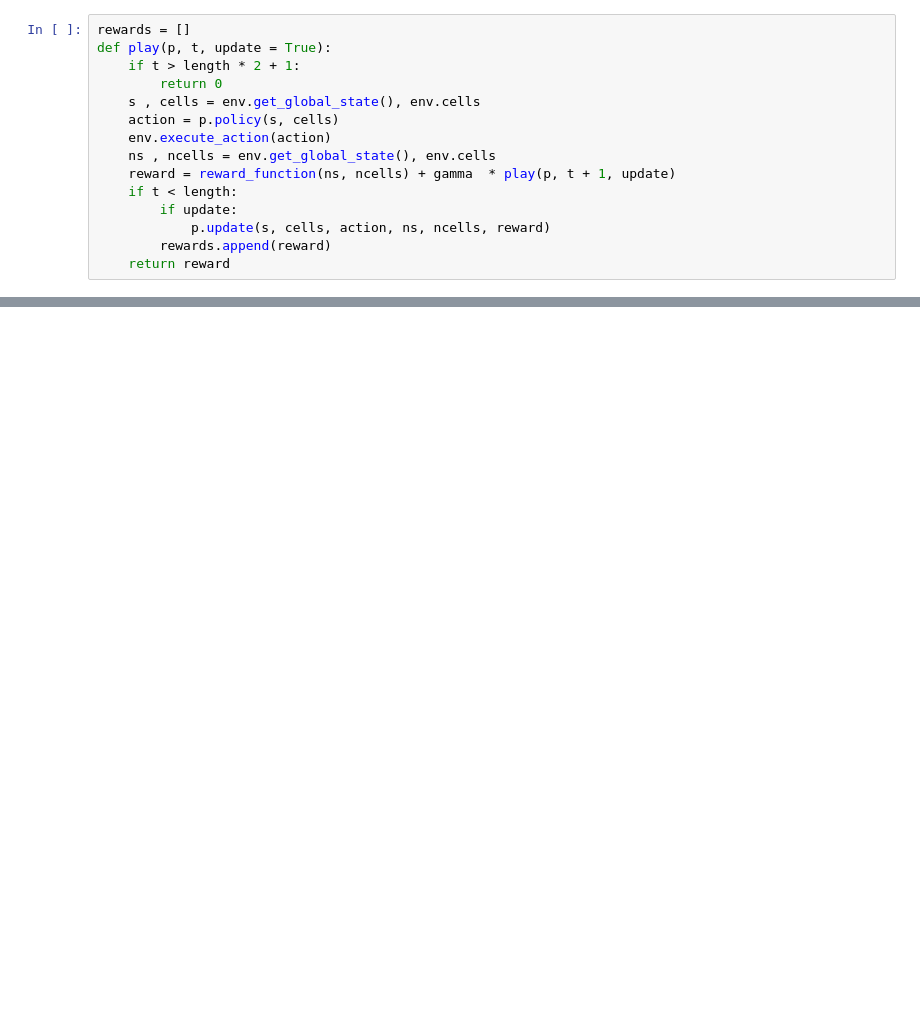
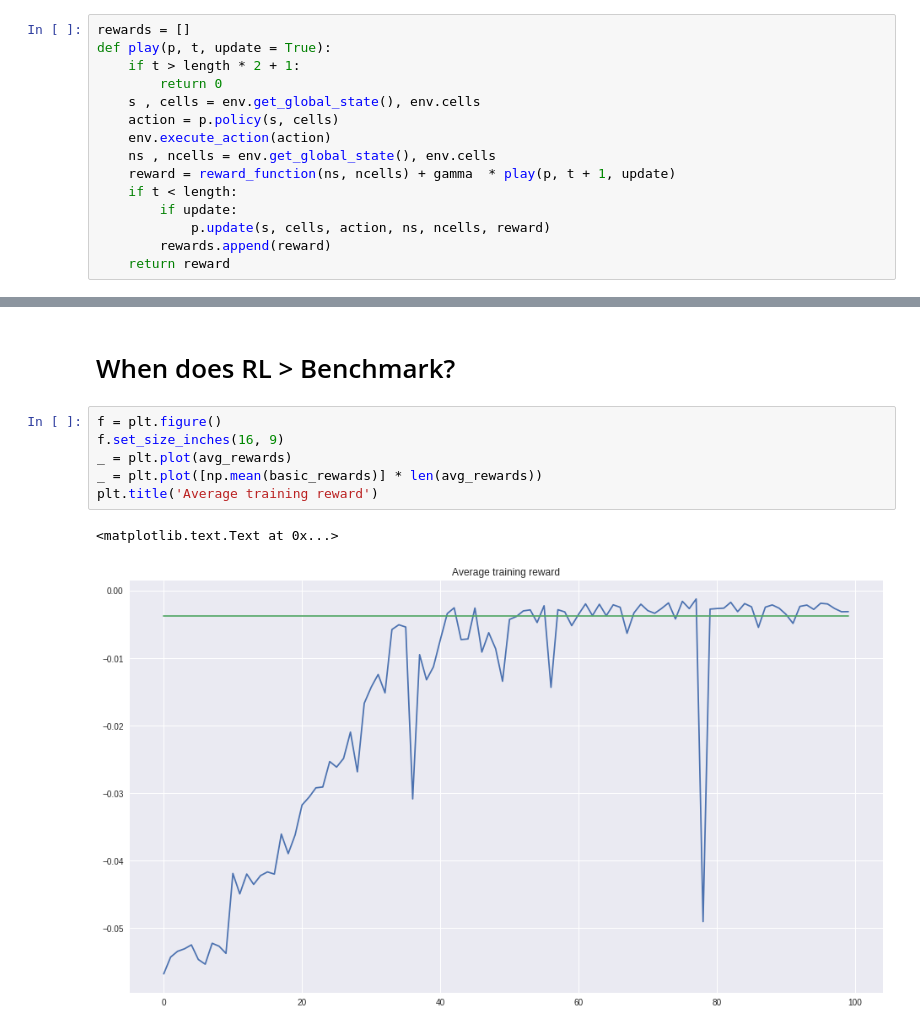
Before and after one commit to LPompe/thesis_demand_response, a Jupyter notebook: software/Untitled.ipynb, the cells around one changed output, grey strips where cells are left out. Drawn from its saved outputs; the diff is of its cells as text; blank space fills up the shorter version.

```diff
--- a/software/Untitled.ipynb
+++ b/software/Untitled.ipynb
@@ -91,0 +149,11 @@ p.epsilon
+# %% [markdown]
+# When does RL > Benchmark?
+# %%
+f = plt.figure()
+f.set_size_inches(16, 9)
+_ = plt.plot(avg_rewards)
+_ = plt.plot([np.mean(basic_rewards)] * len(avg_rewards))
+plt.title('Average training reward')
+# %% [output]
+<matplotlib.text.Text at 0x...>
+[figure, added]
```
Also changed, not shown: parts of 21 cells of this notebook, 3 other files.
